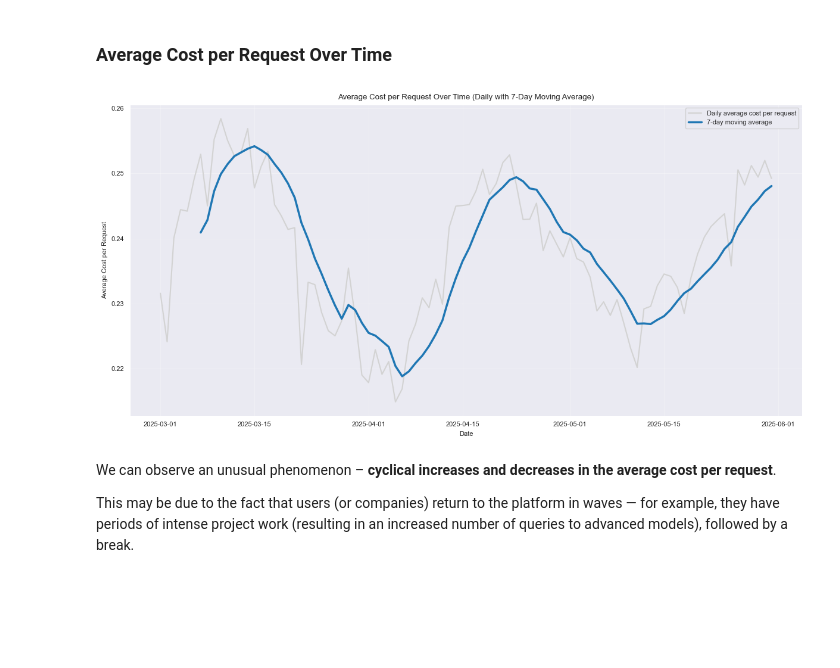
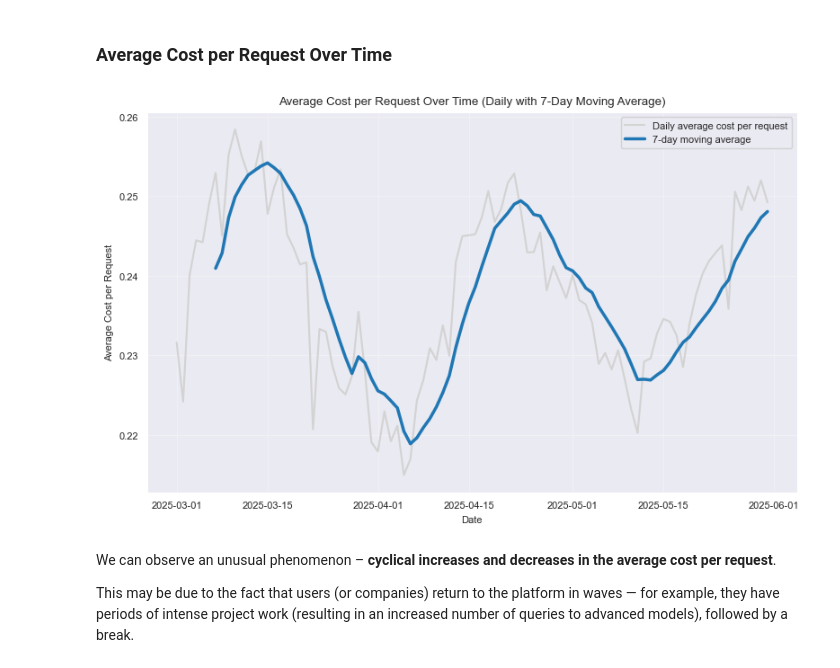
Before and after one commit to dominika-piechota/Analytics-of-ML-Features, a Jupyter notebook: analysis.ipynb, the cells around one changed output. Drawn from its saved outputs; the diff is of its cells as text; code cells hidden in the pictures; blank space fills up the shorter version.

```diff
--- a/analysis.ipynb
+++ b/analysis.ipynb
@@ -949,35 +948,34 @@ daily_cost = (
     .reset_index()
 )
 daily_cost['avg_cost_per_request'] = daily_cost['total_spent'] / daily_cost['total_requests']
 
 # 7-day moving average
 daily_cost['avg_cost_7d'] = daily_cost['avg_cost_per_request'].rolling(window=7, center=False).mean()
 
 # plot
-plt.figure(figsize=(12,6))
 plt.plot(
     daily_cost['day_id'],
     daily_cost['avg_cost_per_request'],
     color='lightgray',
     linewidth=1.5,
     label='Daily average cost per request'
 )
 plt.plot(
     daily_cost['day_id'],
     daily_cost['avg_cost_7d'],
     color='tab:blue',
     linewidth=2.5,
     label='7-day moving average'
 )
 plt.title('Average Cost per Request Over Time (Daily with 7-Day Moving Average)')
 plt.xlabel('Date')
 plt.ylabel('Average Cost per Request')
 plt.grid(alpha=0.3)
 plt.legend()
 plt.tight_layout()
 plt.show()
 # %% [output]
-[figure, old version]
+[figure, new version]
 # %% [markdown]
 We can observe an unusual phenomenon – **cyclical increases and decreases in the average cost per request**.
 
```
Also changed, not shown: parts of 4 cells of this notebook.
